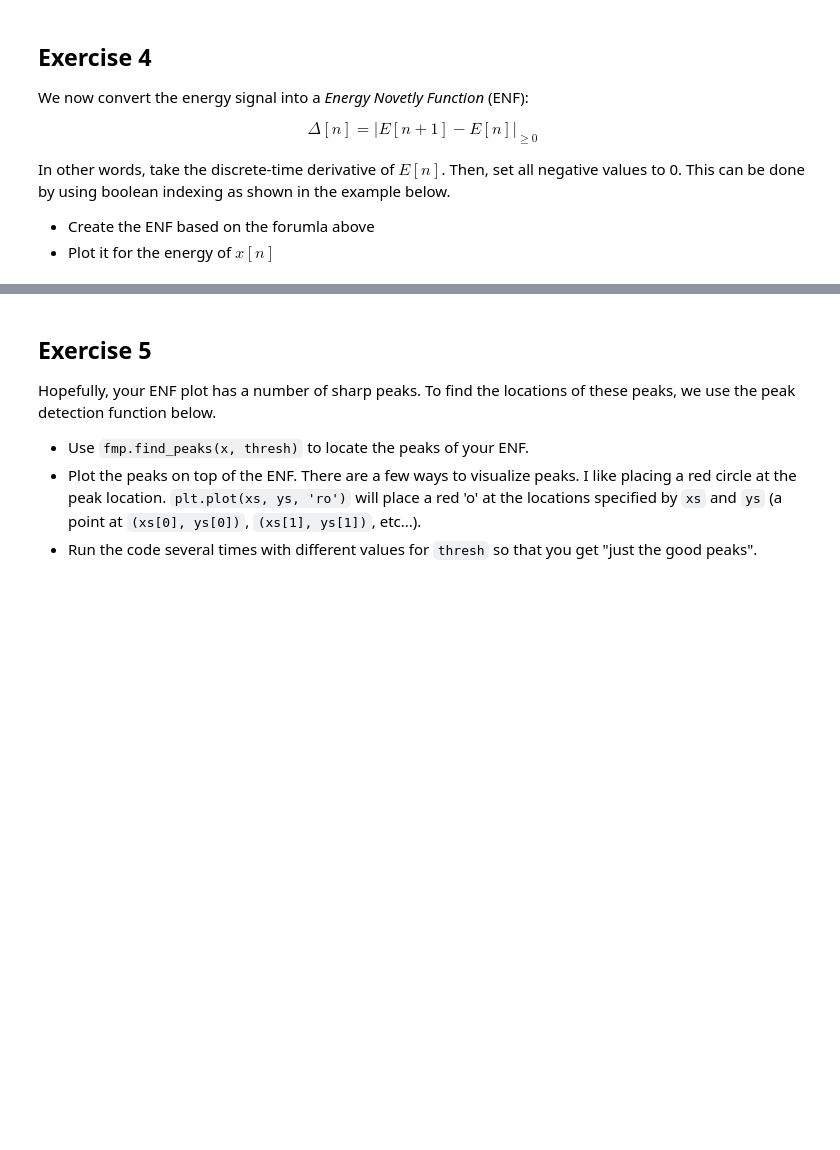
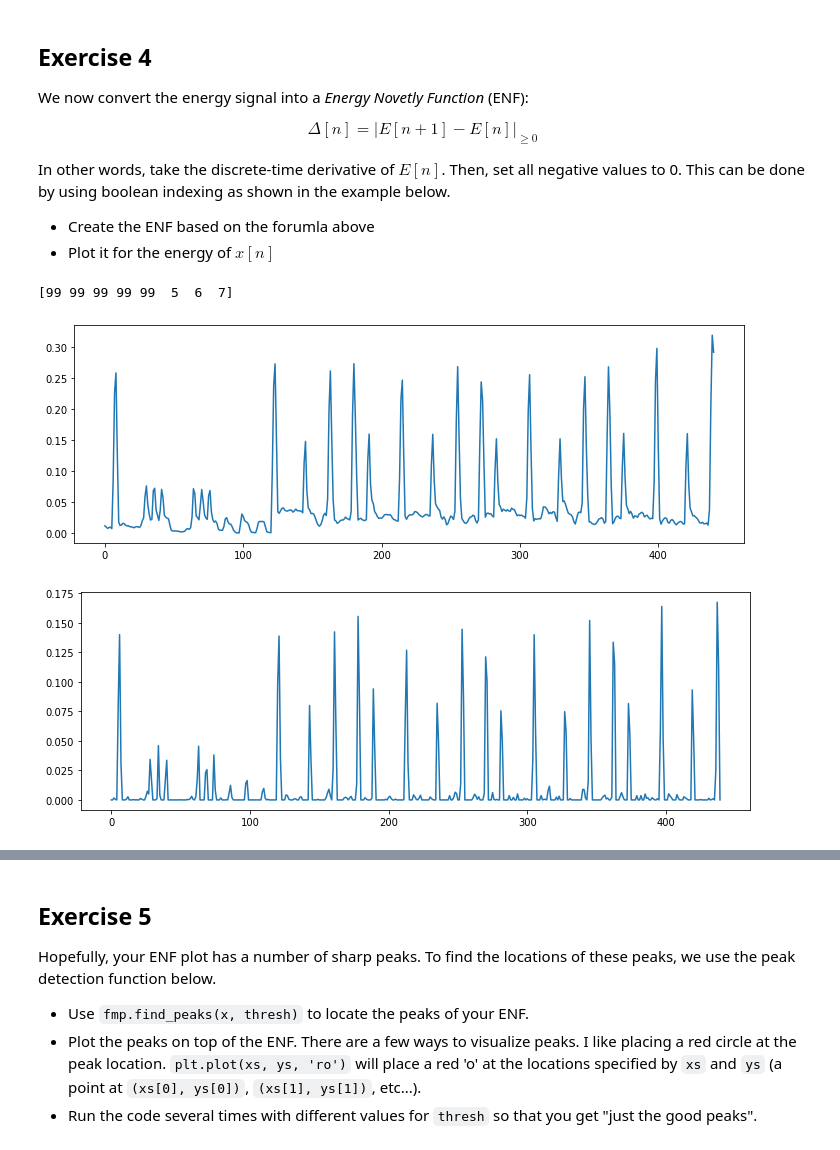
Before and after one commit to jmftrindade/digital_music_processing, a Jupyter notebook: 2_classifier/lab2.ipynb, the cells around one changed output, grey strips where cells are left out. Drawn from its saved outputs; the diff is of its cells as text; code cells hidden in the pictures; blank space fills up the shorter version.

```diff
--- a/2_classifier/lab2.ipynb
+++ b/2_classifier/lab2.ipynb
@@ -102,10 +177,28 @@ In other words, take the discrete-time derivative of $E[n]$. Then, set all negat
 # %%
 a = np.arange(8)
 a[a < 5] = 99
 print(a)
 
 # calculate the energy novelty function from an energy feature signal
 def calc_enf(x):
-    pass
+    e = np.diff(x)
+    e[e < 0] = 0
+    return e
+
+# after trying a few values:
+win_len = 1000
+hop_size = 500
+e = calc_energy_feature(x, win_len, hop_size)
+enf = calc_enf(e)
+
+plt.plot(e)
+plt.show()
+
+plt.plot(enf)
+plt.show()
+# %% [output]
+[99 99 99 99 99  5  6  7]
+[figure, added]
+[figure, added]
 # %%
 connect_to_queue()
```
Also changed, not shown: parts of 16 cells of this notebook.
